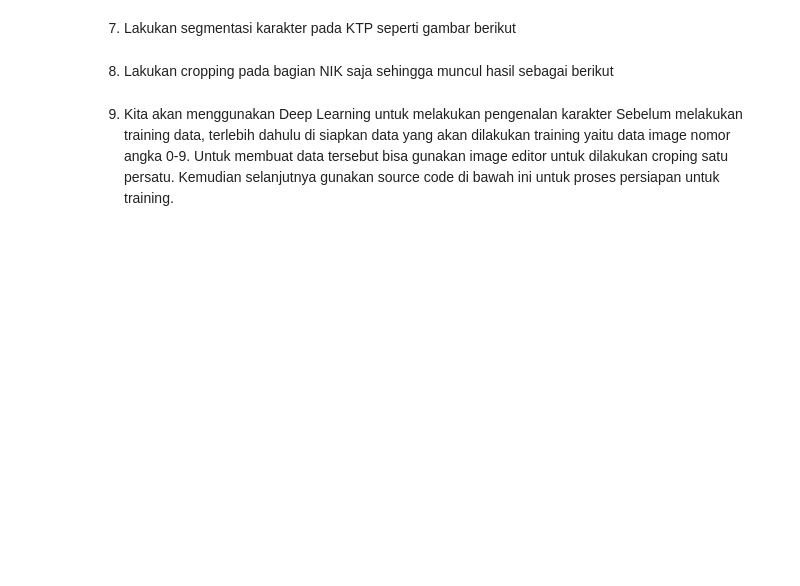
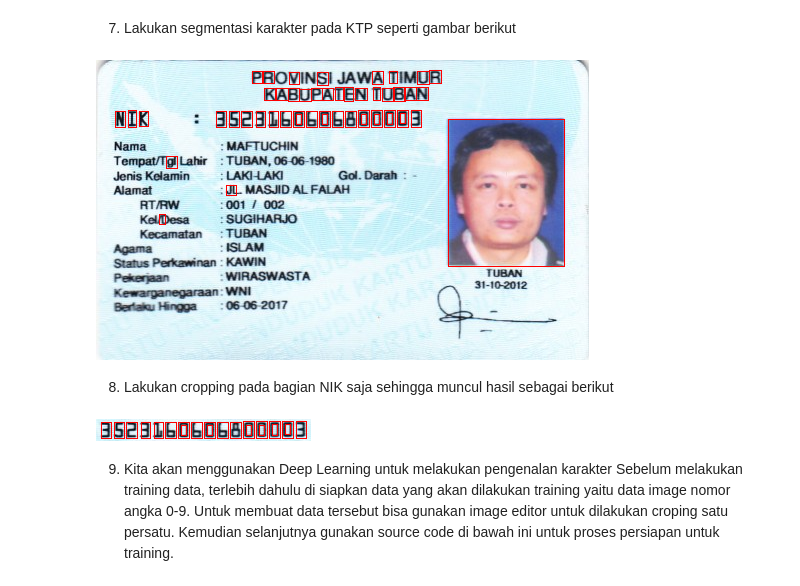
Before and after one commit to AryaWicaksanaH/PCVK_Ganjil_2023, a Jupyter notebook: Week12.ipynb, the cells around one changed output. Saved outputs shown, nothing was run; the diff lists cells and outputs as text; code cells hidden in the pictures; blank space fills up the shorter version.

```diff
--- a/Week12.ipynb
+++ b/Week12.ipynb
@@ -233,7 +261,46 @@ Petunjuk: anda dapat menggunakan cv.medianBlur untuk melakukan Blurring
 # %% [markdown]
 7. Lakukan segmentasi karakter pada KTP seperti gambar berikut
+# %%
+import cv2
+from google.colab.patches import cv2_imshow # for image display
+# Baca gambar KTP
+ktpImage = cv2.imread('/content/drive/MyDrive/dataset/KTP_more/ktp3.png')
+
+# Ubah gambar menjadi skala abu-abu untuk deteksi tepi
+gray = cv2.cvtColor(ktpImage, cv2.COLOR_BGR2GRAY)
+
+blurred = cv2.GaussianBlur(gray, (5, 5), 0)  # (5, 5) adalah ukuran kernel Gaussian, dan 0 adalah deviation
+
+# Thresholding untuk membuat gambar biner
+ret, thresholded = cv2.threshold(blurred, 127, 255, cv2.THRESH_BINARY)
+
+# Deteksi tepi menggunakan Canny
+
+
+# Temukan kontur pada gambar tepi
+contours,  hierarchy= cv2.findContours(thresholded, cv2.RETR_CCOMP, cv2.CHAIN_APPROX_SIMPLE)
+
+# Gambar kontur pada gambar asli
+for cnt in contours:
+    x, y, w, h = cv.boundingRect(cnt)
+    ras = format(w / h, '.2f')
+    if h >= 40 and w >= 10 and float(ras) <= 1:
+      cv.rectangle(ktpImage, (x, y), (x + w, y + h), (0, 0, 255), thickness=1)
+    elif h >= 10 and w >= 5 and float(ras) <= 1:
+      cv.rectangle(ktpImage, (x, y), (x + w, y + h), (0, 0, 255), thickness=1)
+
+# Tampilkan gambar dengan kontur
+# ktp_contour = cv.cvtColor(ktpImage,cv.COLOR_BGR2RGB)
+cv2_imshow(ktpImage)
+# %% [output]
+[figure, added]
 # %% [markdown]
 8. Lakukan cropping pada bagian NIK saja sehingga muncul hasil sebagai berikut
+# %%
+ktp_crop = ktpImage[48:70, 115:330]
+cv2_imshow(ktp_crop)
+# %% [output]
+[figure, added]
 # %% [markdown]
 9. Kita akan menggunakan Deep Learning untuk melakukan pengenalan karakter
 Sebelum melakukan training data, terlebih dahulu di siapkan data yang akan dilakukan
```
Also changed, not shown: parts of 3 cells of this notebook.
